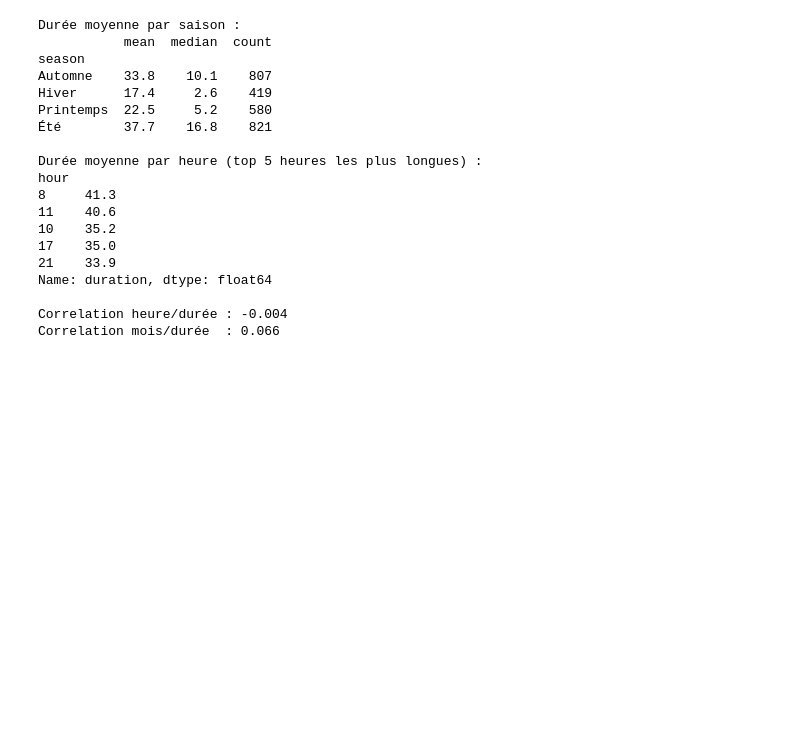
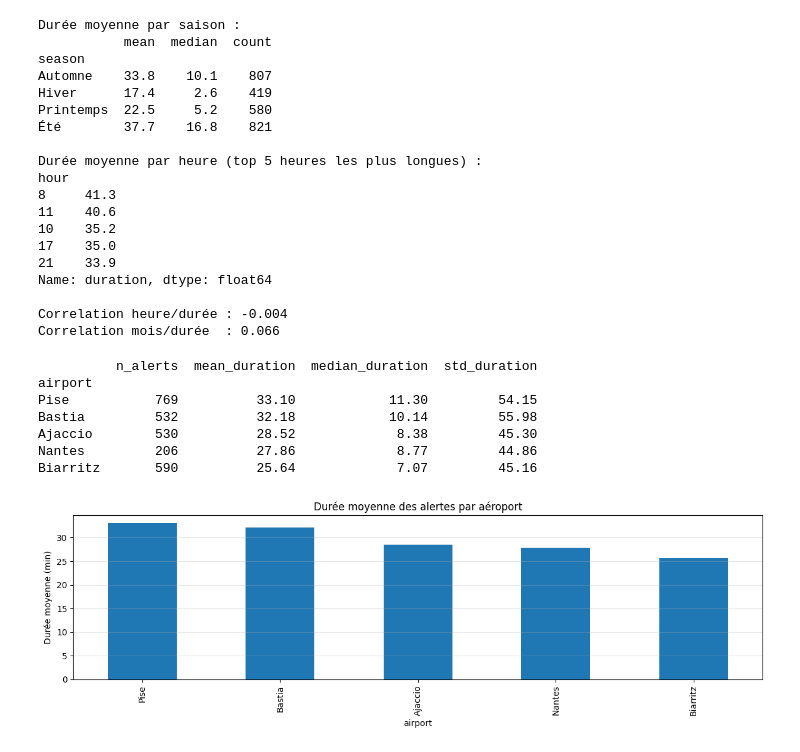
Before and after one commit to N-Mehdi/Dataverse, a Jupyter notebook: data/exploration.ipynb, the cells around one changed output. Cells and saved outputs as stored; diff of their text form; code cells hidden in the pictures; blank space fills up the shorter version.

```diff
--- a/data/exploration.ipynb
+++ b/data/exploration.ipynb
@@ -232,3 +298,39 @@ Name: duration, dtype: float64
 
 Correlation heure/durée : -0.004
 Correlation mois/durée  : 0.066
+# %%
+df_alerts = df.copy()
+import pandas as pd
+import matplotlib.pyplot as plt
+
+# df_alerts : une ligne par alerte
+# colonnes attendues : airport, airport_alert_id, duration
+
+airport_stats = (
+    df_alerts.groupby("airport")
+    .agg(
+        n_alerts=("airport_alert_id", "nunique"),
+        mean_duration=("duration", "mean"),
+        median_duration=("duration", "median"),
+        std_duration=("duration", "std"),
+    )
+    .sort_values("mean_duration", ascending=False)
+)
+
+print(airport_stats.round(2))
+
+airport_stats["mean_duration"].plot(kind="bar", figsize=(12, 4))
+plt.title("Durée moyenne des alertes par aéroport")
+plt.ylabel("Durée moyenne (min)")
+plt.grid(axis="y", alpha=0.3)
+plt.tight_layout()
+plt.show()
+# %% [output]
+          n_alerts  mean_duration  median_duration  std_duration
+airport
+Pise           769          33.10            11.30         54.15
+Bastia         532          32.18            10.14         55.98
+Ajaccio        530          28.52             8.38         45.30
+Nantes         206          27.86             8.77         44.86
+Biarritz       590          25.64             7.07         45.16
+[figure, added]
```
Also changed, not shown: parts of 24 cells of this notebook.
